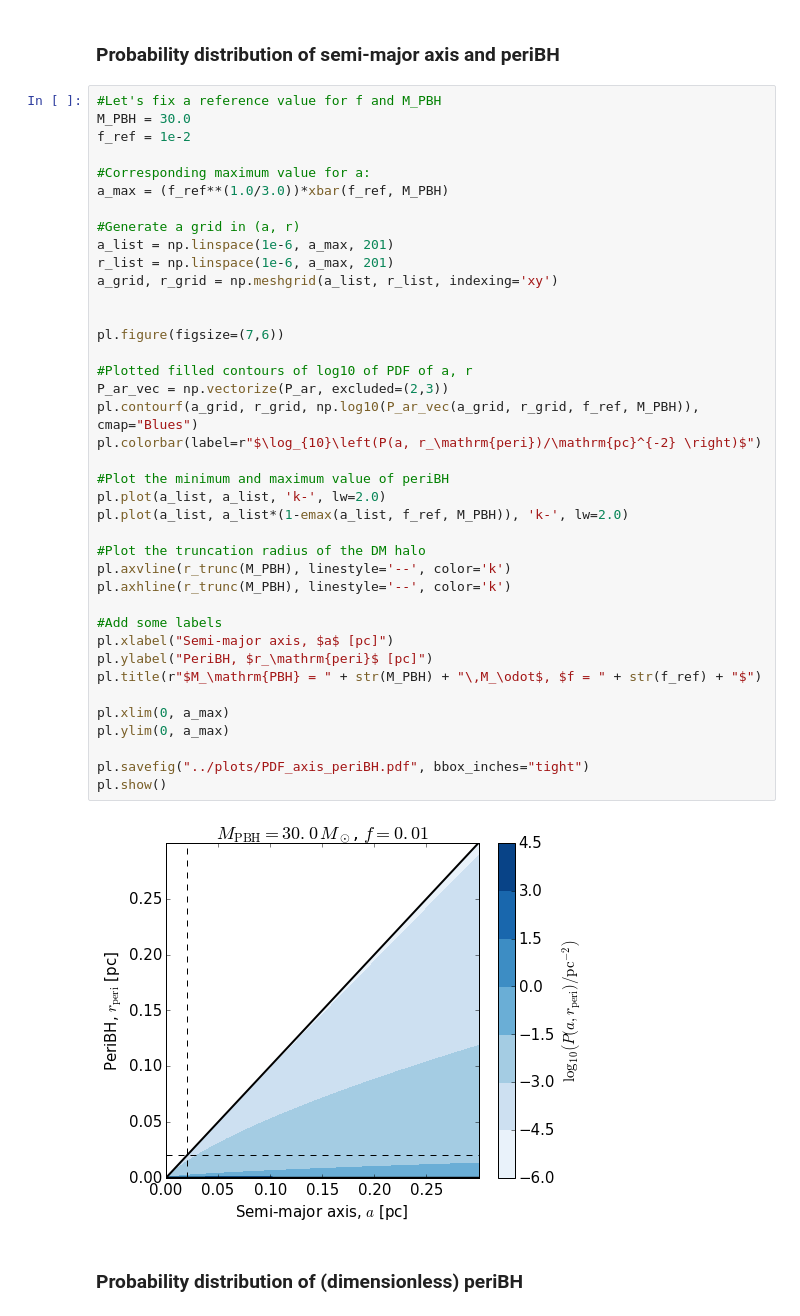
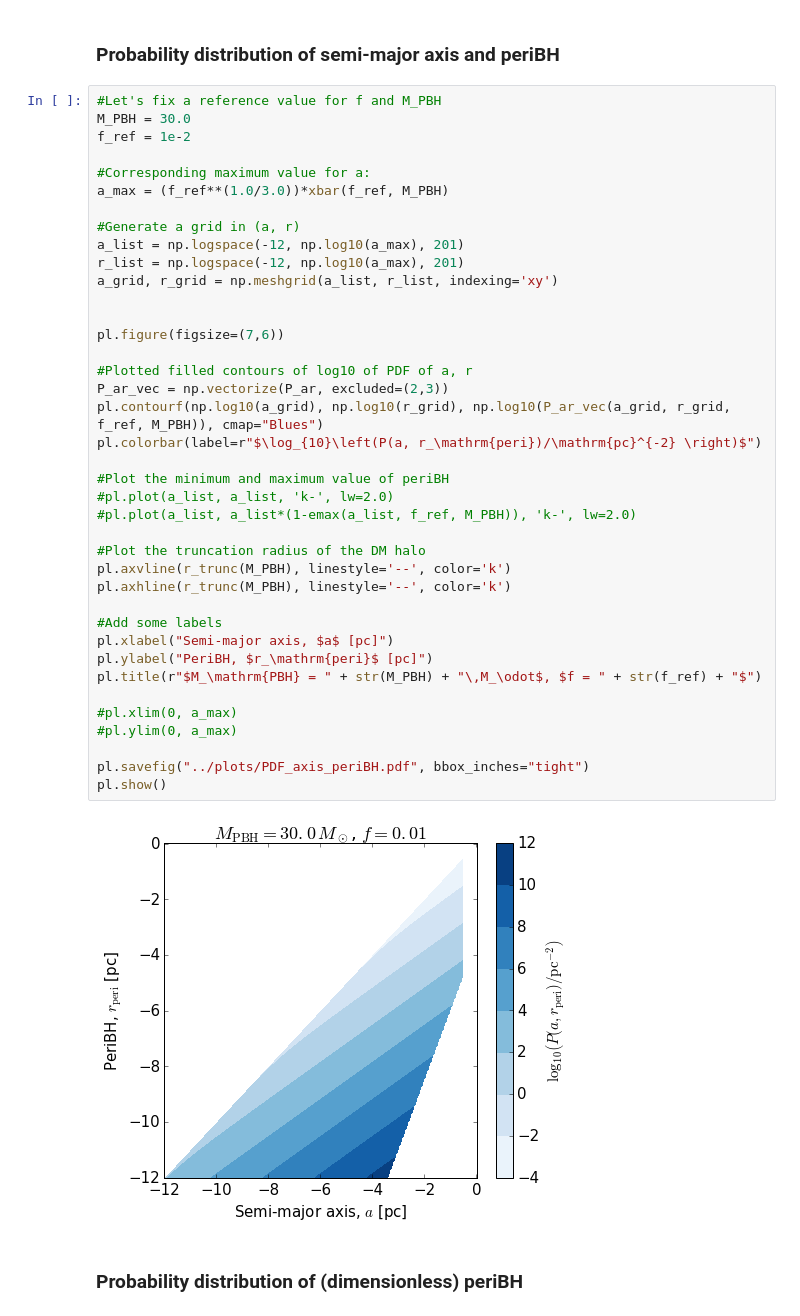
Before and after one commit to LBJ-Wade/PBHinDMclothing, a Jupyter notebook: code/PBH.ipynb, the cells around one changed output. Cells and saved outputs as stored; diff of their text form.

```diff
--- a/code/PBH.ipynb
+++ b/code/PBH.ipynb
@@ -177,41 +177,41 @@ M_PBH = 30.0
 f_ref = 1e-2
 
 #Corresponding maximum value for a:
 a_max = (f_ref**(1.0/3.0))*xbar(f_ref, M_PBH)
 
 #Generate a grid in (a, r)
-a_list = np.linspace(1e-6, a_max, 201)
-r_list = np.linspace(1e-6, a_max, 201)
+a_list = np.logspace(-12, np.log10(a_max), 201)
+r_list = np.logspace(-12, np.log10(a_max), 201)
 a_grid, r_grid = np.meshgrid(a_list, r_list, indexing='xy')
 
 
 pl.figure(figsize=(7,6))
 
 #Plotted filled contours of log10 of PDF of a, r
 P_ar_vec = np.vectorize(P_ar, excluded=(2,3))
-pl.contourf(a_grid, r_grid, np.log10(P_ar_vec(a_grid, r_grid, f_ref, M_PBH)), cmap="Blues")
+pl.contourf(np.log10(a_grid), np.log10(r_grid), np.log10(P_ar_vec(a_grid, r_grid, f_ref, M_PBH)), cmap="Blues")
 pl.colorbar(label=r"$\log_{10}\left(P(a, r_\mathrm{peri})/\mathrm{pc}^{-2} \right)$")
 
 #Plot the minimum and maximum value of periBH
-pl.plot(a_list, a_list, 'k-', lw=2.0)
-pl.plot(a_list, a_list*(1-emax(a_list, f_ref, M_PBH)), 'k-', lw=2.0)
+#pl.plot(a_list, a_list, 'k-', lw=2.0)
+#pl.plot(a_list, a_list*(1-emax(a_list, f_ref, M_PBH)), 'k-', lw=2.0)
 
 #Plot the truncation radius of the DM halo
 pl.axvline(r_trunc(M_PBH), linestyle='--', color='k')
 pl.axhline(r_trunc(M_PBH), linestyle='--', color='k')
 
 #Add some labels
 pl.xlabel("Semi-major axis, $a$ [pc]")
 pl.ylabel("PeriBH, $r_\mathrm{peri}$ [pc]")
 pl.title(r"$M_\mathrm{PBH} = " + str(M_PBH) + "\,M_\odot$, $f = " + str(f_ref) + "$")
 
-pl.xlim(0, a_max)
-pl.ylim(0, a_max)
+#pl.xlim(0, a_max)
+#pl.ylim(0, a_max)
 
 pl.savefig("../plots/PDF_axis_periBH.pdf", bbox_inches="tight")
 pl.show()
 # %% [output]
-[figure, old version]
+[figure, new version]
 # %% [markdown]
 ### Probability distribution of (dimensionless) periBH
 # %%
```
Also changed, not shown: parts of 3 cells of this notebook, 28 other files.
